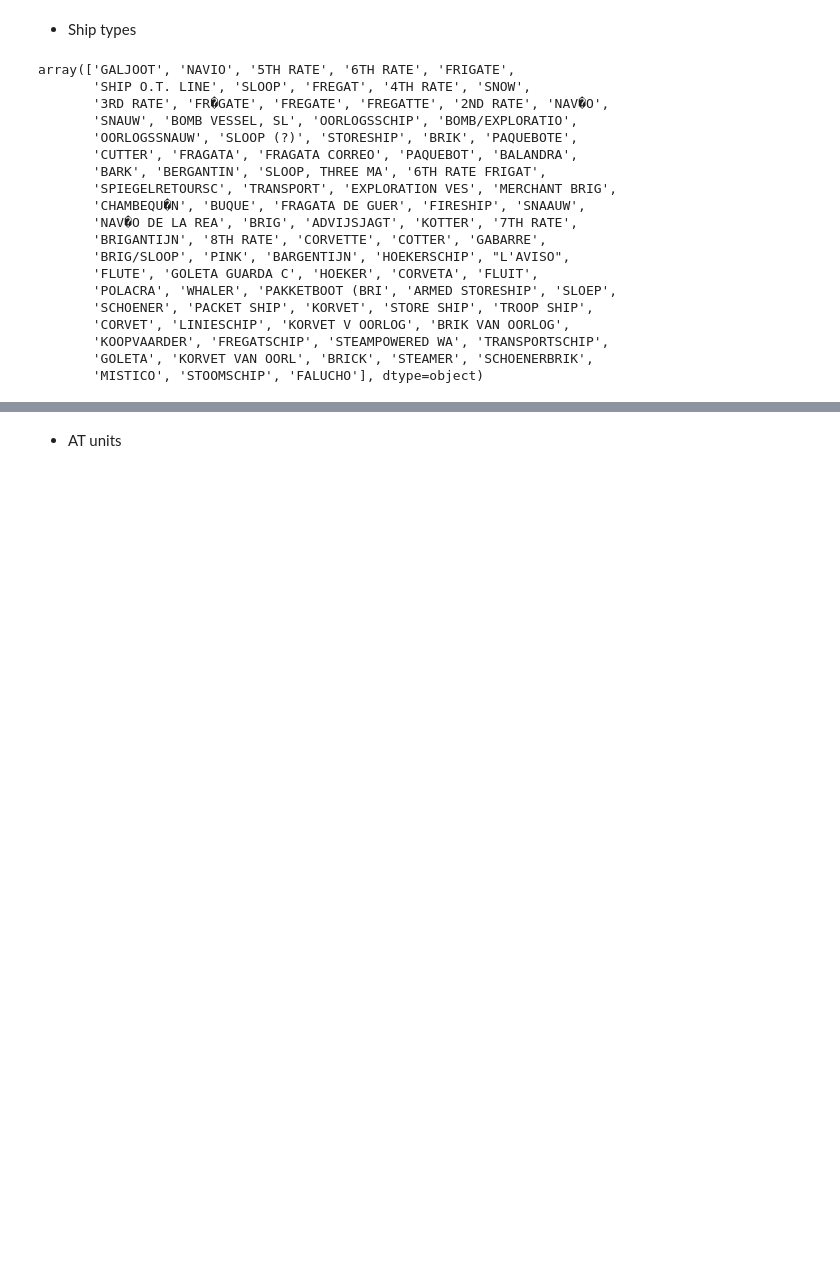
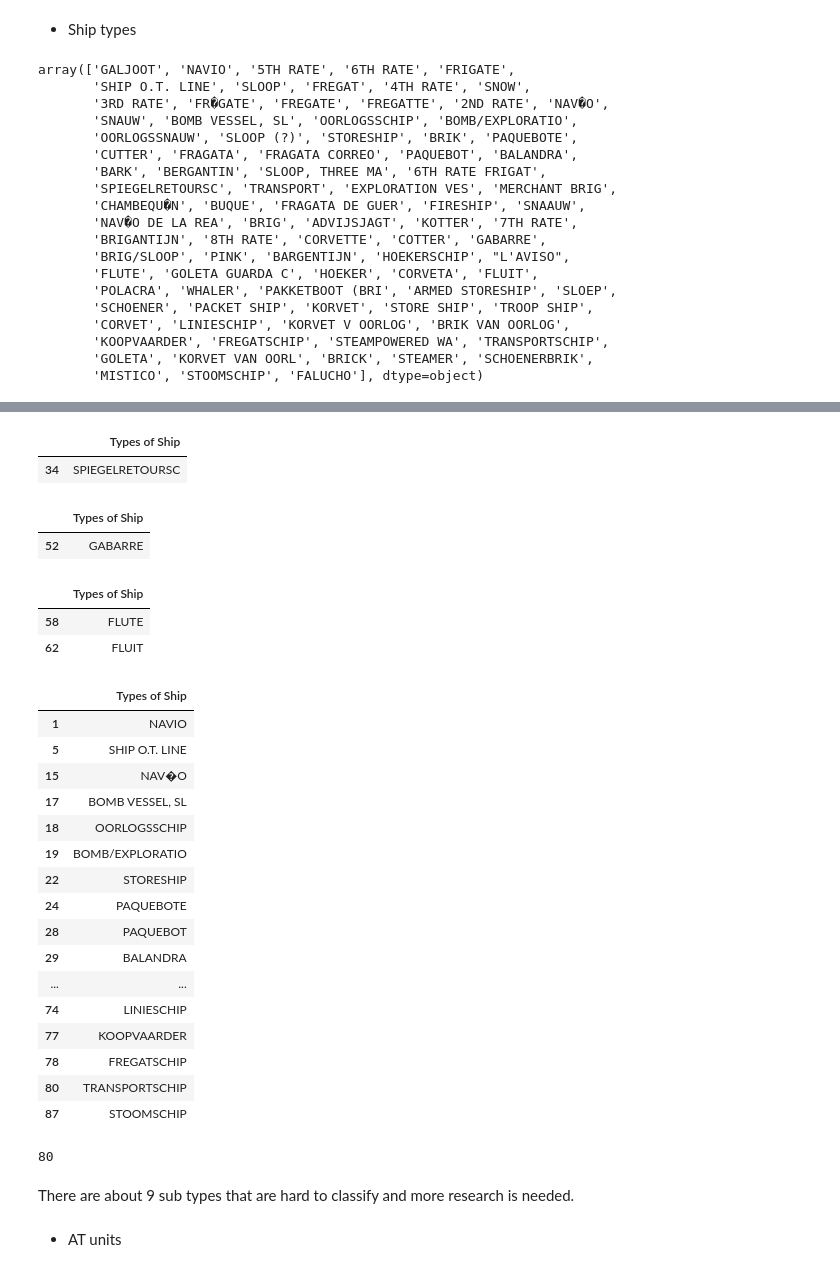
Before and after one commit to glamod/mdf_reader, a Jupyter notebook: docs/notebooks/CLIWOC_missing_code_tables.ipynb, the cells around one changed output, grey strips where cells are left out. Saved outputs shown, nothing was run; the diff lists cells and outputs as text; code cells hidden in the pictures; blank space fills up the shorter version.

Commit message:
updated cliwoc missing code tables notebook

```diff
--- a/docs/notebooks/CLIWOC_missing_code_tables.ipynb
+++ b/docs/notebooks/CLIWOC_missing_code_tables.ipynb
@@ -181,0 +184,2 @@ FALUCHO
+# %%
+df = pd.DataFrame({'Types of Ship': types_of_ships})
@@ -182,3 +300,54 @@ FALUCHO
+# %%
+East_Indianman = df[df['Types of Ship'].str.contains('SPIEGELRETOURSC')]
+East_Indianman
+# %% [output]
+|  | Types of Ship |
+| 34 | SPIEGELRETOURSC |
+# %%
+Scow = df[df['Types of Ship'].str.contains('GABARRE')]
+Scow
+# %% [output]
+|  | Types of Ship |
+| 52 | GABARRE |
+# %%
+Fluyt = df[df['Types of Ship'].str.contains('FLU')]
+Fluyt
+# %% [output]
+|  | Types of Ship |
+| 58 | FLUTE |
+| 62 | FLUIT |
+# %%
+Ships_all_languages = df[df['Types of Ship'].str.contains('|'.join(['SHIP', 'PAQUE',
+                                                                    'PAKKET', 'BUQUE', 'VES',
+                                                                    'SCHIP', 'NAV', 'TRANSP', 'EXPLOR', 'CHAMBE',
+                                                                   'BALANDRA', 'PINK', 'HOEKER', 'POLACRA',
+                                                                   'KOOP']))]
+Ships_all_languages
+# %% [output]
+|  | Types of Ship |
+| 1 | NAVIO |
+| 5 | SHIP O.T. LINE |
+| 15 | NAV�O |
+| 17 | BOMB VESSEL, SL |
+| 18 | OORLOGSSCHIP |
+| 19 | BOMB/EXPLORATIO |
+| 22 | STORESHIP |
+| 24 | PAQUEBOTE |
+| 28 | PAQUEBOT |
+| 29 | BALANDRA |
+| ... | ... |
+| 74 | LINIESCHIP |
+| 77 | KOOPVAARDER |
+| 78 | FREGATSCHIP |
+| 80 | TRANSPORTSCHIP |
+| 87 | STOOMSCHIP |
+# %%
+total = len(Bark_or_Barque) + len(Barkentine_or_Barquentine) + len(Brigantine) + len(Schooner) + len(Frigate) + len(Steam) + len(Corvet) + len(Cotter) + len(Sloop) + len(Snow) + len(Ships_all_languages)+ len(East_Indianman) + len(Scow) + len(Fluyt)
+total
+# %% [output]
+80
+# %% [markdown]
+There are about 9 sub types that are hard to classify and more research is needed.
 # %% [markdown]
 - AT units
 # %%
```
Also changed, not shown: parts of 29 cells of this notebook.
